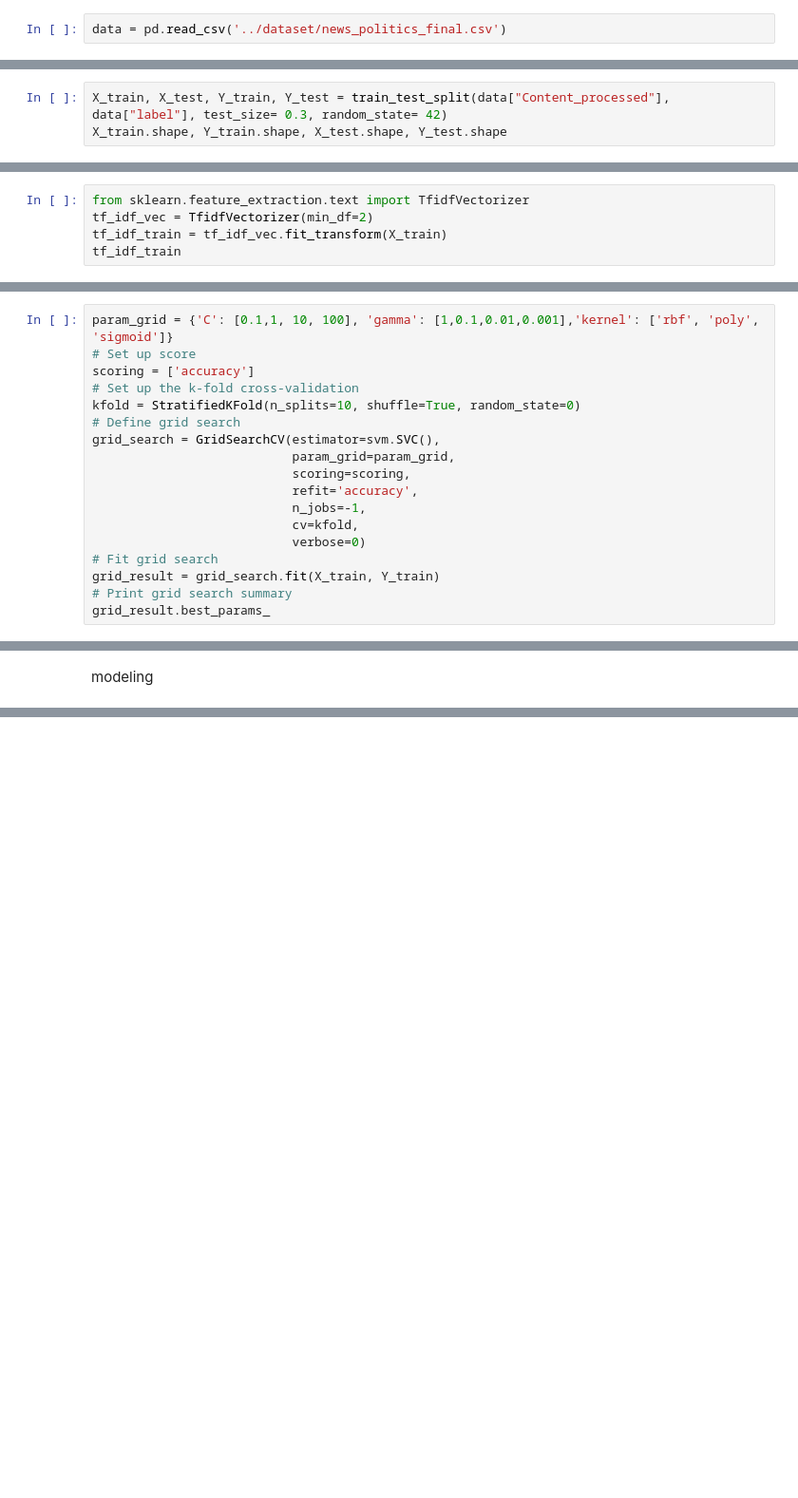
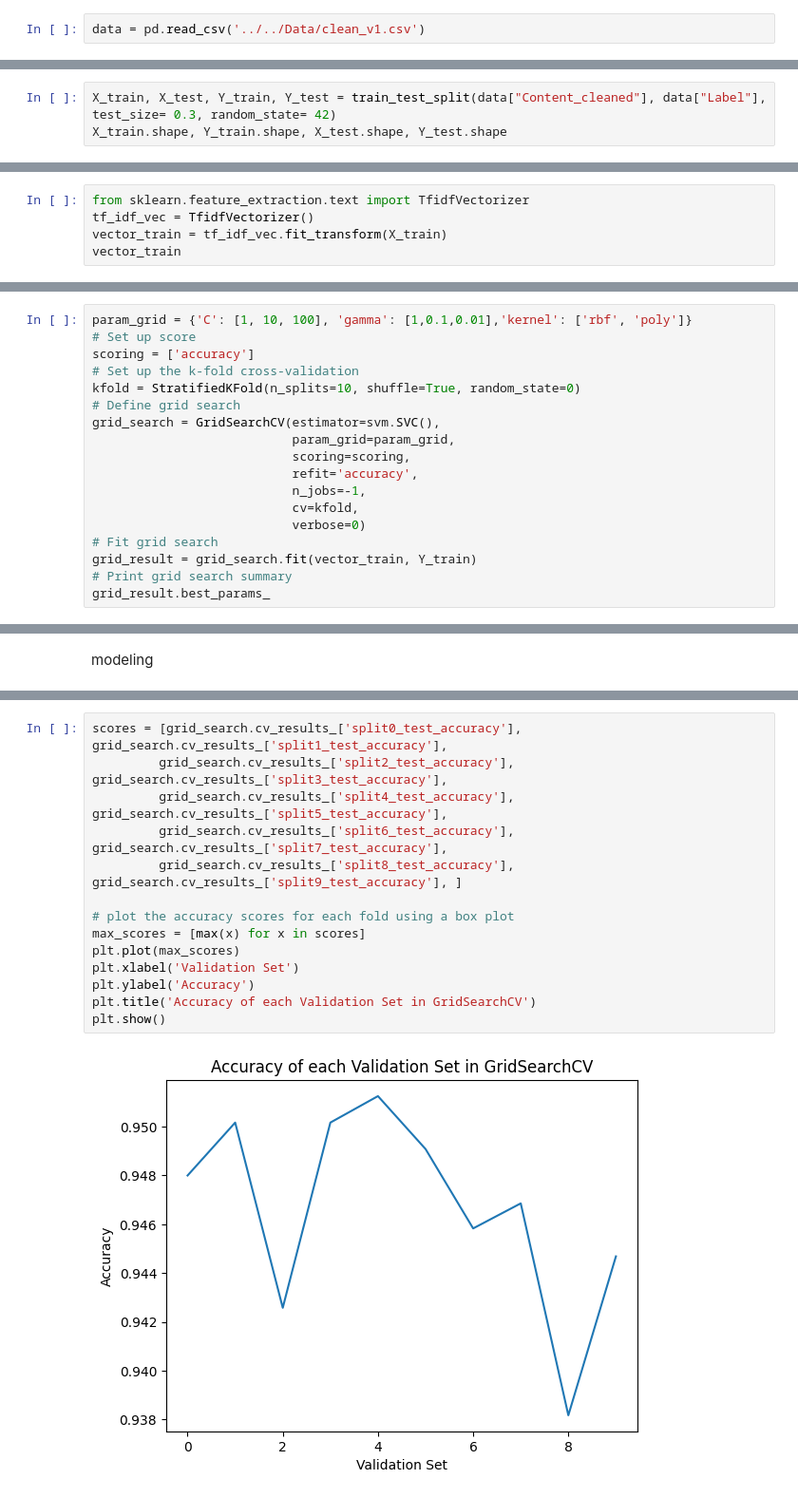
Before and after one commit to duytrandev/DATN, a Jupyter notebook: Classification/MachineLearning/SVM.ipynb, the cells around one changed output, grey strips where cells are left out. Shown: that part at 95% size. Cells and saved outputs as stored; diff of their text form; blank space fills up the shorter version.

```diff
--- a/Classification/MachineLearning/SVM.ipynb
+++ b/Classification/MachineLearning/SVM.ipynb
@@ -11,9 +11,9 @@ import pickle
 # %% [markdown]
 read data
 # %%
-data = pd.read_csv('../dataset/news_politics_final.csv')
+data = pd.read_csv('../../Data/clean_v1.csv')
 # %% [markdown]
 split data
 # %%
-X_train, X_test, Y_train, Y_test = train_test_split(data["Content_processed"], data["label"], test_size= 0.3, random_state= 42)
+X_train, X_test, Y_train, Y_test = train_test_split(data["Content_cleaned"], data["Label"], test_size= 0.3, random_state= 42)
 X_train.shape, Y_train.shape, X_test.shape, Y_test.shape
@@ -21,6 +23,6 @@ X_train.shape, Y_train.shape, X_test.shape, Y_test.shape
 extract feature
 # %%
 from sklearn.feature_extraction.text import TfidfVectorizer
-tf_idf_vec = TfidfVectorizer(min_df=2)
-tf_idf_train = tf_idf_vec.fit_transform(X_train)
-tf_idf_train
+tf_idf_vec = TfidfVectorizer()
+vector_train = tf_idf_vec.fit_transform(X_train)
+vector_train
@@ -27,7 +32,7 @@ tf_idf_train
 # %% [markdown]
 turning parameters
 # %%
-param_grid = {'C': [0.1,1, 10, 100], 'gamma': [1,0.1,0.01,0.001],'kernel': ['rbf', 'poly', 'sigmoid']}
+param_grid = {'C': [1, 10, 100], 'gamma': [1,0.1,0.01],'kernel': ['rbf', 'poly']}
 # Set up score
 scoring = ['accuracy']
 # Set up the k-fold cross-validation
@@ -41,6 +46,6 @@ grid_search = GridSearchCV(estimator=svm.SVC(),
                            cv=kfold,
                            verbose=0)
 # Fit grid search
-grid_result = grid_search.fit(X_train, Y_train)
+grid_result = grid_search.fit(vector_train, Y_train)
 # Print grid search summary
 grid_result.best_params_
@@ -55,0 +56,16 @@ print(classification_report(y_pred_tf_idf_svm, Y_test, digits=4))
+# %%
+scores = [grid_search.cv_results_['split0_test_accuracy'], grid_search.cv_results_['split1_test_accuracy'],
+         grid_search.cv_results_['split2_test_accuracy'], grid_search.cv_results_['split3_test_accuracy'],
+         grid_search.cv_results_['split4_test_accuracy'], grid_search.cv_results_['split5_test_accuracy'],
+         grid_search.cv_results_['split6_test_accuracy'], grid_search.cv_results_['split7_test_accuracy'],
+         grid_search.cv_results_['split8_test_accuracy'], grid_search.cv_results_['split9_test_accuracy'], ]
+
+# plot the accuracy scores for each fold using a box plot
+max_scores = [max(x) for x in scores]
+plt.plot(max_scores)
+plt.xlabel('Validation Set')
+plt.ylabel('Accuracy')
+plt.title('Accuracy of each Validation Set in GridSearchCV')
+plt.show()
+# %% [output]
+[figure, added]
```
Also changed, not shown: parts of 6 cells of this notebook, 12 other files.
